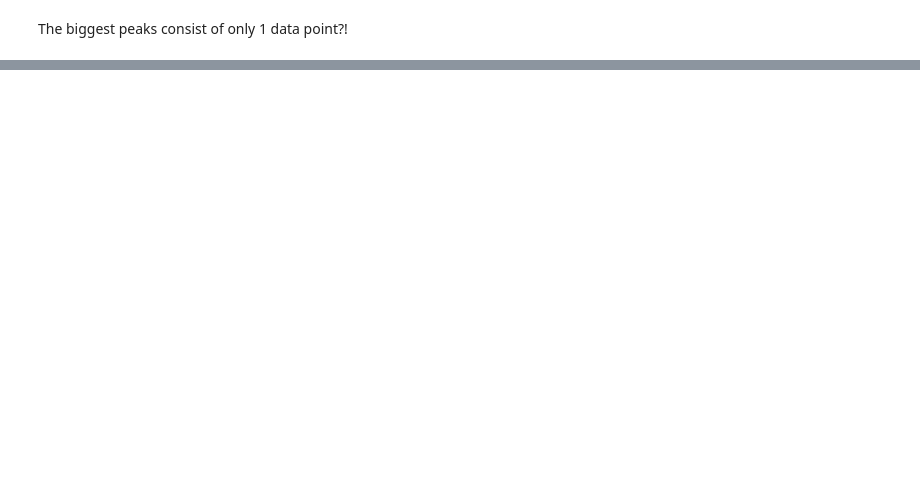
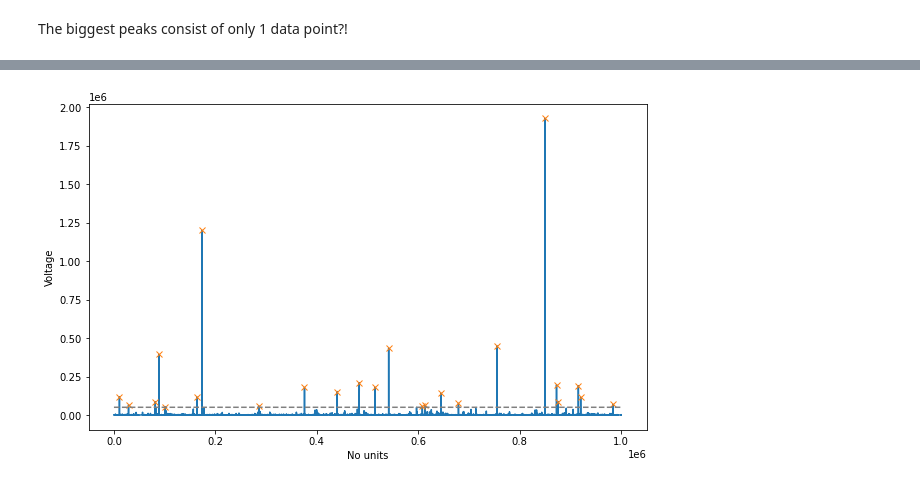
Before and after one commit to NathanvdBerg/AppStat-ProblemSet-2021, a Jupyter notebook: Problem 1.3.ipynb, the cells around one changed output, grey strips where cells are left out. Drawn from its saved outputs; the diff is of its cells as text; code cells hidden in the pictures; blank space fills up the shorter version.

```diff
--- a/Problem 1.3.ipynb
+++ b/Problem 1.3.ipynb
@@ -64,0 +80,17 @@ The biggest peaks consist of only 1 data point?!
+# %%
+# Making a final, 'fancy' plot
+x_axis = np.arange(len(voltage))
+height = 5e4
+peaks, _ = find_peaks(voltage, height=height)
+
+fig, ax = plt.subplots(figsize=[10,6])
+ax.plot(x_axis,voltage)
+ax.plot(x_axis[peaks], voltage[peaks], "x")
+ax.plot(np.full(len(voltage),height), "--", color="gray")
+ax.set_xlabel('No units')
+ax.set_ylabel('Voltage')
+#plt.yscale('log')
+#plt.show()
+plt.savefig('Problem_1.3.png',dpi=600)
+# %% [output]
+[figure, added]
```
Also changed, not shown: parts of 4 cells of this notebook, 5 other files.
